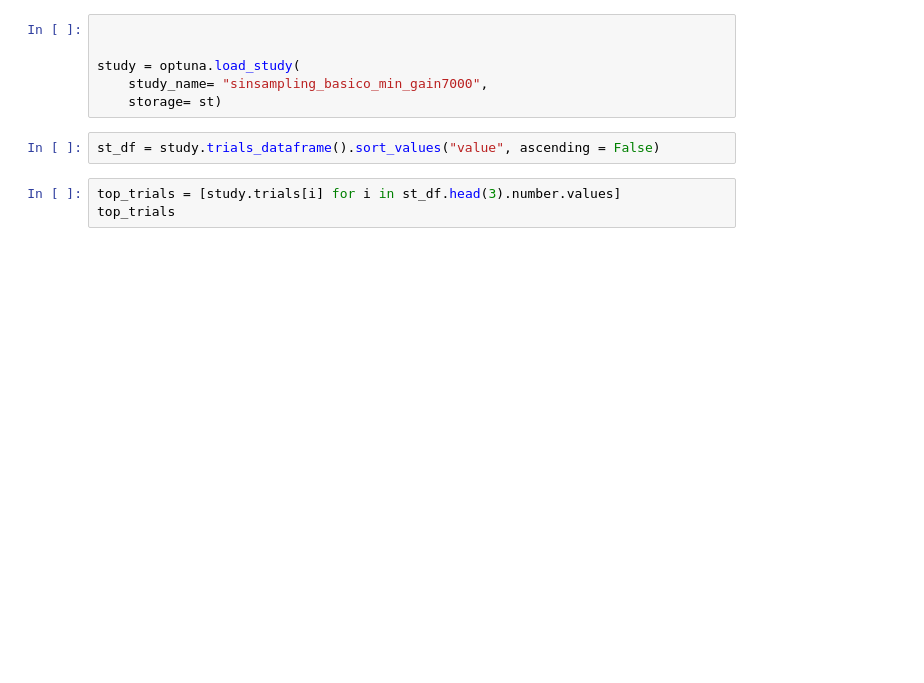
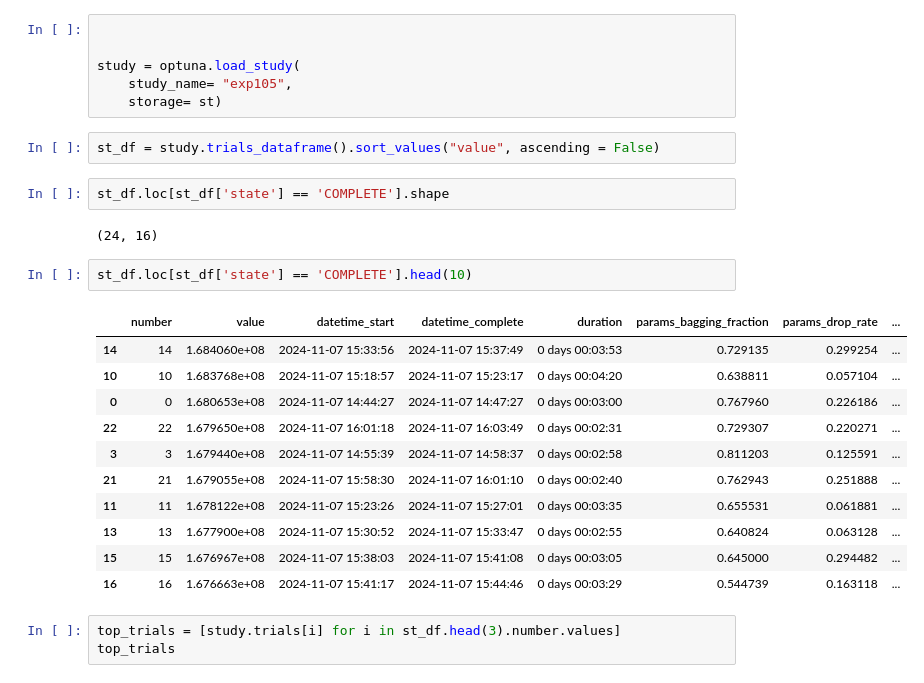
Before and after one commit to jgjuara/pipe-dmeyf24, a Jupyter notebook: testing/evaluacion.ipynb, the cells around one changed output. Saved outputs shown, nothing was run; the diff lists cells and outputs as text; blank space fills up the shorter version.

```diff
--- a/testing/evaluacion.ipynb
+++ b/testing/evaluacion.ipynb
@@ -52,10 +52,28 @@ optuna.get_all_study_names(st)
 
 
 study = optuna.load_study(
-    study_name= "sinsampling_basico_min_gain7000",
+    study_name= "exp105",
     storage= st)
 # %%
 st_df = study.trials_dataframe().sort_values("value", ascending = False)
+# %%
+st_df.loc[st_df['state'] == 'COMPLETE'].shape
+# %% [output]
+(24, 16)
+# %%
+st_df.loc[st_df['state'] == 'COMPLETE'].head(10)
+# %% [output]
+|  | number | value | datetime_start | datetime_complete | duration | params_bagging_fraction | params_drop_rate | ... |
+| 14 | 14 | 1.684060e+08 | 2024-11-07 15:33:56 | 2024-11-07 15:37:49 | 0 days 00:03:53 | 0.729135 | 0.299254 | ... |
+| 10 | 10 | 1.683768e+08 | 2024-11-07 15:18:57 | 2024-11-07 15:23:17 | 0 days 00:04:20 | 0.638811 | 0.057104 | ... |
+| 0 | 0 | 1.680653e+08 | 2024-11-07 14:44:27 | 2024-11-07 14:47:27 | 0 days 00:03:00 | 0.767960 | 0.226186 | ... |
+| 22 | 22 | 1.679650e+08 | 2024-11-07 16:01:18 | 2024-11-07 16:03:49 | 0 days 00:02:31 | 0.729307 | 0.220271 | ... |
+| 3 | 3 | 1.679440e+08 | 2024-11-07 14:55:39 | 2024-11-07 14:58:37 | 0 days 00:02:58 | 0.811203 | 0.125591 | ... |
+| 21 | 21 | 1.679055e+08 | 2024-11-07 15:58:30 | 2024-11-07 16:01:10 | 0 days 00:02:40 | 0.762943 | 0.251888 | ... |
+| 11 | 11 | 1.678122e+08 | 2024-11-07 15:23:26 | 2024-11-07 15:27:01 | 0 days 00:03:35 | 0.655531 | 0.061881 | ... |
+| 13 | 13 | 1.677900e+08 | 2024-11-07 15:30:52 | 2024-11-07 15:33:47 | 0 days 00:02:55 | 0.640824 | 0.063128 | ... |
+| 15 | 15 | 1.676967e+08 | 2024-11-07 15:38:03 | 2024-11-07 15:41:08 | 0 days 00:03:05 | 0.645000 | 0.294482 | ... |
+| 16 | 16 | 1.676663e+08 | 2024-11-07 15:41:17 | 2024-11-07 15:44:46 | 0 days 00:03:29 | 0.544739 | 0.163118 | ... |
 # %%
 top_trials = [study.trials[i] for i in st_df.head(3).number.values]
 top_trials
```
Also changed, not shown: parts of 1 cell of this notebook, 3 other files.
